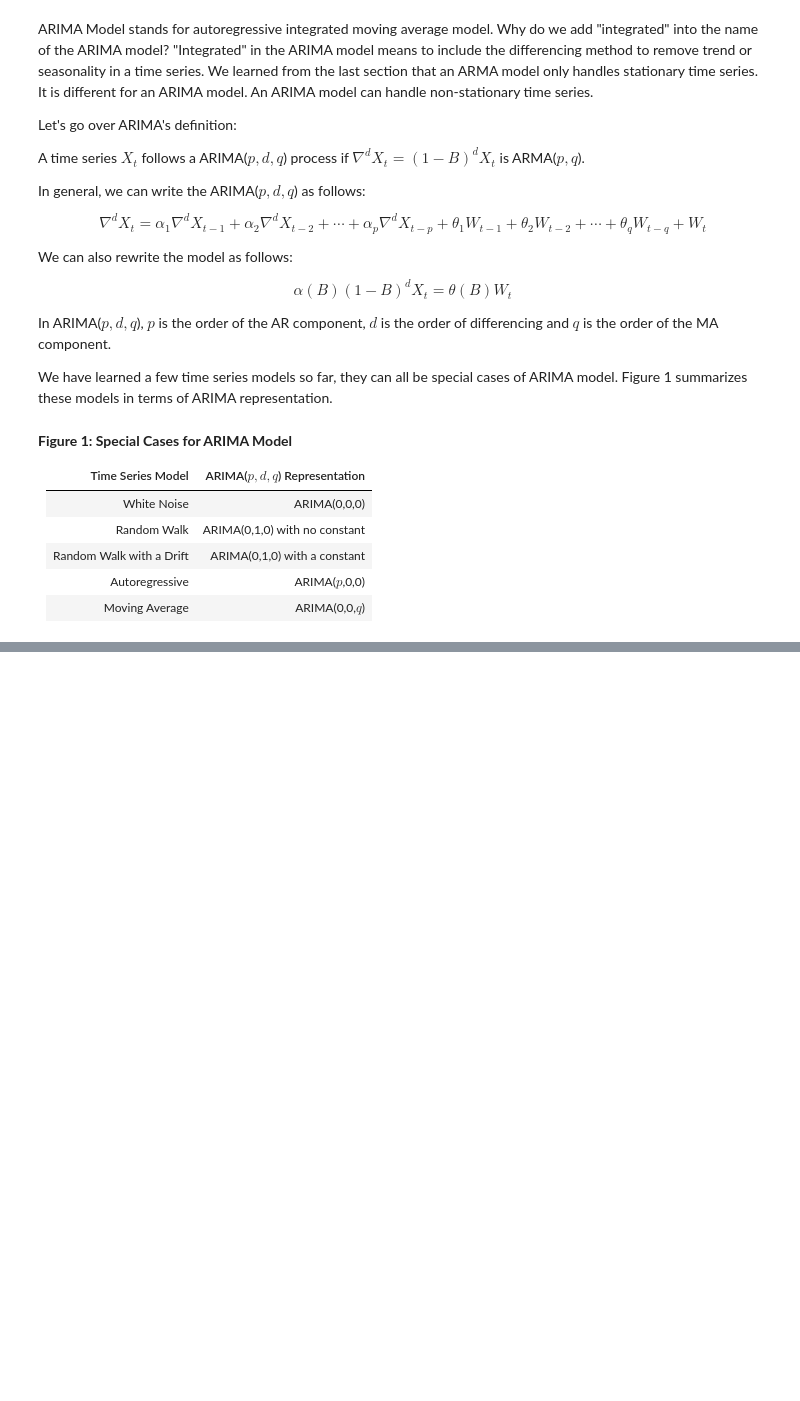
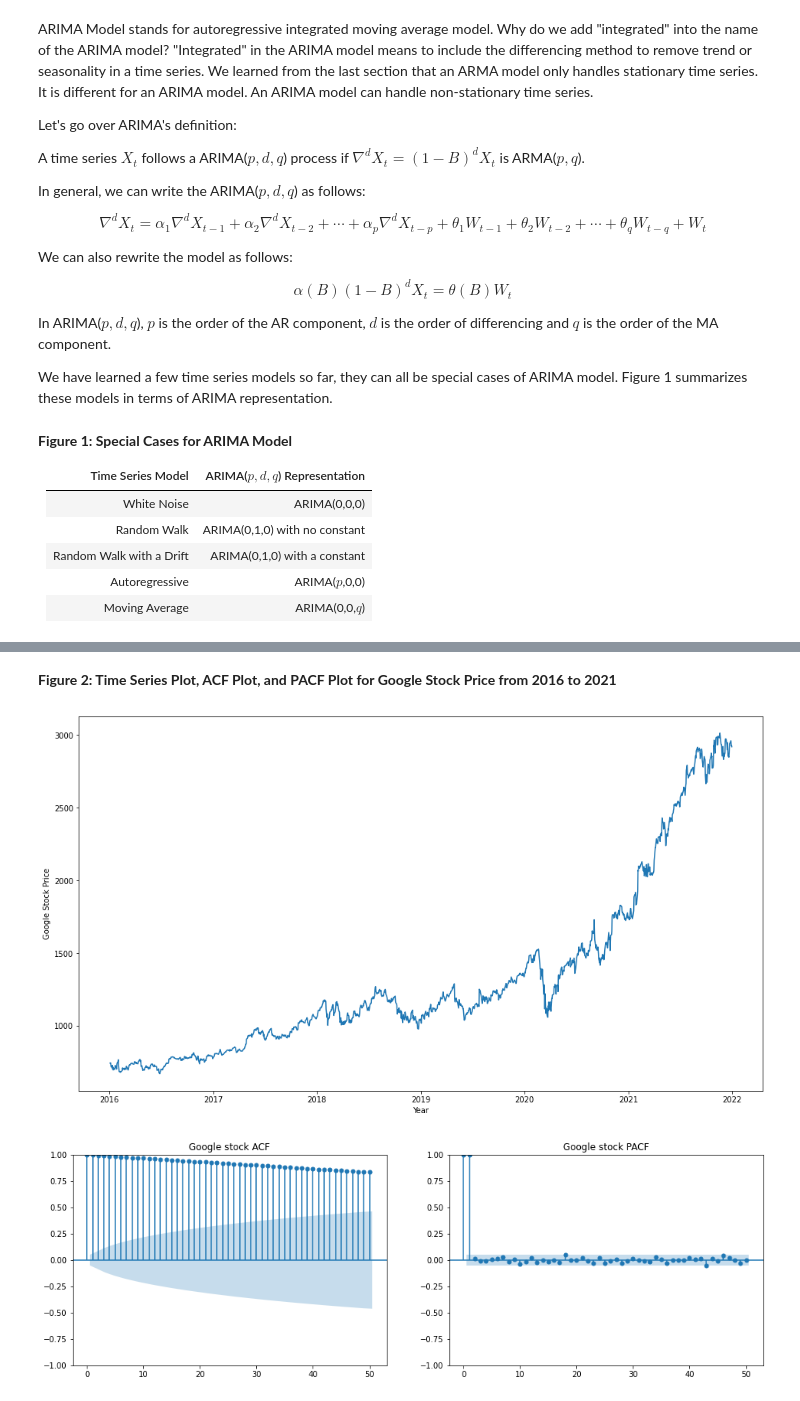
Before and after one commit to adevrent/wqu_mscfe, a Jupyter notebook: Financial Econometrics/M4/L4.ipynb, the cells around one changed output, grey strips where cells are left out. Drawn from its saved outputs; the diff is of its cells as text; code cells hidden in the pictures; blank space fills up the shorter version.

```diff
--- a/Financial Econometrics/M4/L4.ipynb
+++ b/Financial Econometrics/M4/L4.ipynb
@@ -70,0 +113,27 @@ We have learned a few time series models so far, they can all be special cases o
+# %%
+import matplotlib.pyplot as plt
+import numpy as np
+import pandas as pd
+import statsmodels.api as sm
+from pmdarima.arima import auto_arima
+from statsmodels.tsa.arima.model import ARIMA
+
+plt.rcParams["figure.figsize"] = (16, 9)  # Figure size and width
+
+# Load datasets
+m4_data = pd.read_csv("/home/sscf/wqu_mscfe/Financial Econometrics/M4/M4. goog_eur_10.csv", delimiter="\t")
+dxyr_data = pd.read_csv("/home/sscf/wqu_mscfe/Financial Econometrics/M4/M4. dxy_r_data.csv", delimiter="\t")
+m4_data = m4_data.loc[:, ["Date", "Year", "GOOGLE", "Volume", "EURUSD", "UST10Y"]]
+
+# Convert date variable to date format
+m4_data["Date2"] = pd.to_datetime(m4_data["Date"], format="%m/%d/%Y")
+dxyr_data["Date2"] = pd.to_datetime(dxyr_data["Date"], format="%m/%d/%Y")
+
+# Selecting columns and setting index
+goog = m4_data.loc[:, ["Date2", "GOOGLE"]].set_index("Date2")
+ust10 = m4_data.loc[:, ["Date2", "UST10Y"]].set_index("Date2")
+dxy = dxyr_data[["Date2", "DXY_R"]].set_index("Date2")
+
+print(goog.head())
+print(ust10.head())
+print(dxy.head())
@@ -70,0 +158,19 @@ We have learned a few time series models so far, they can all be special cases o
+# %% [markdown]
+**Figure 2: Time Series Plot, ACF Plot, and PACF Plot for Google Stock Price from 2016 to 2021**
+# %%
+# Time Series plot of Google stock price with ACF and PACF
+
+# Plot of Google stock price
+plt.plot(goog)
+plt.xlabel("Year")
+plt.ylabel("Google Stock Price")
+plt.show()
+
+# plot ACF and PACF
+fig, (ax1, ax2) = plt.subplots(1, 2, figsize=(16, 5))
+sm.graphics.tsa.plot_acf(goog, title="Google stock ACF", lags=50, ax=ax1)
+sm.graphics.tsa.plot_pacf(goog, title="Google stock PACF", lags=50, ax=ax2)
+plt.show()
+# %% [output]
+[figure, added]
+[figure, added]
```
Also changed, not shown: parts of 41 cells of this notebook.
